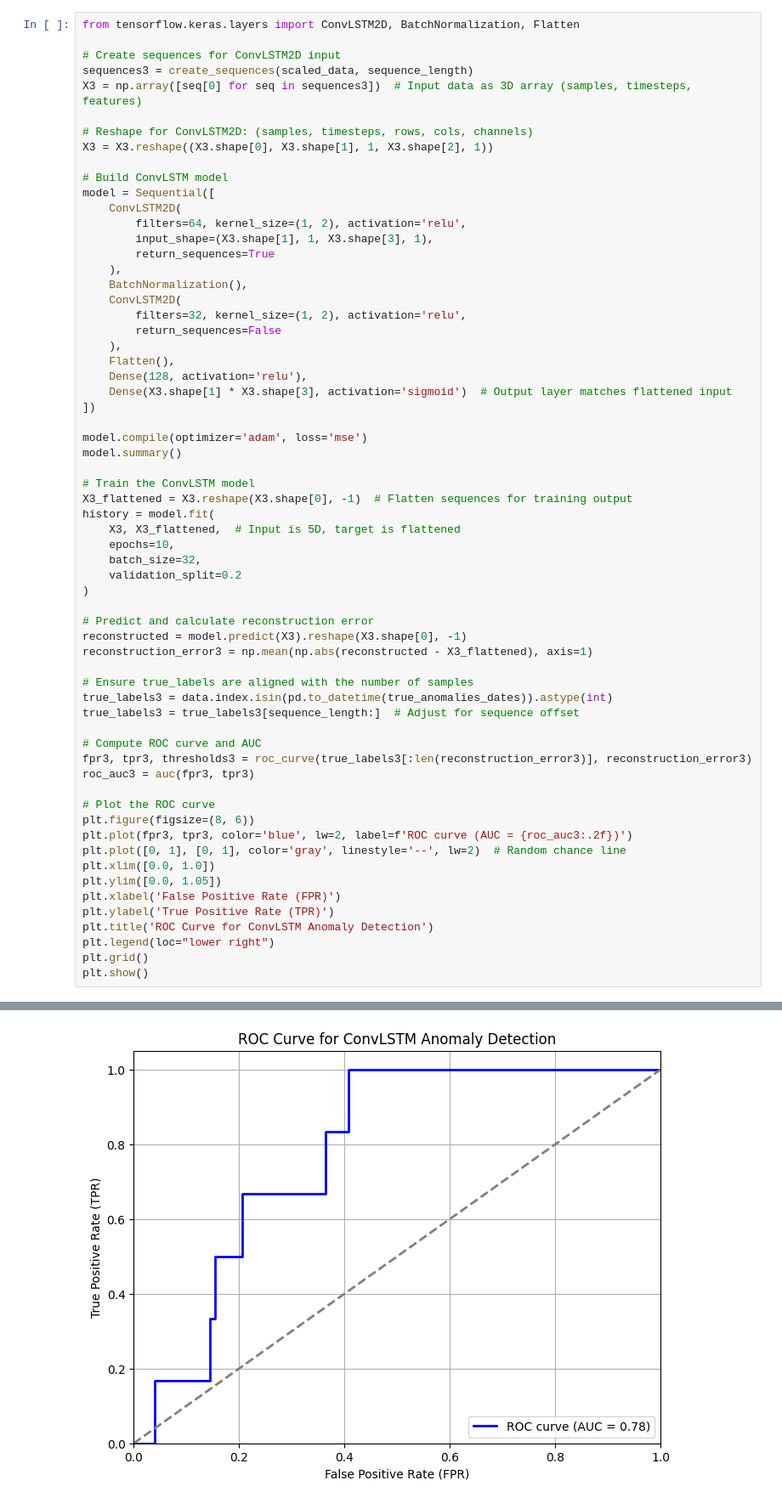
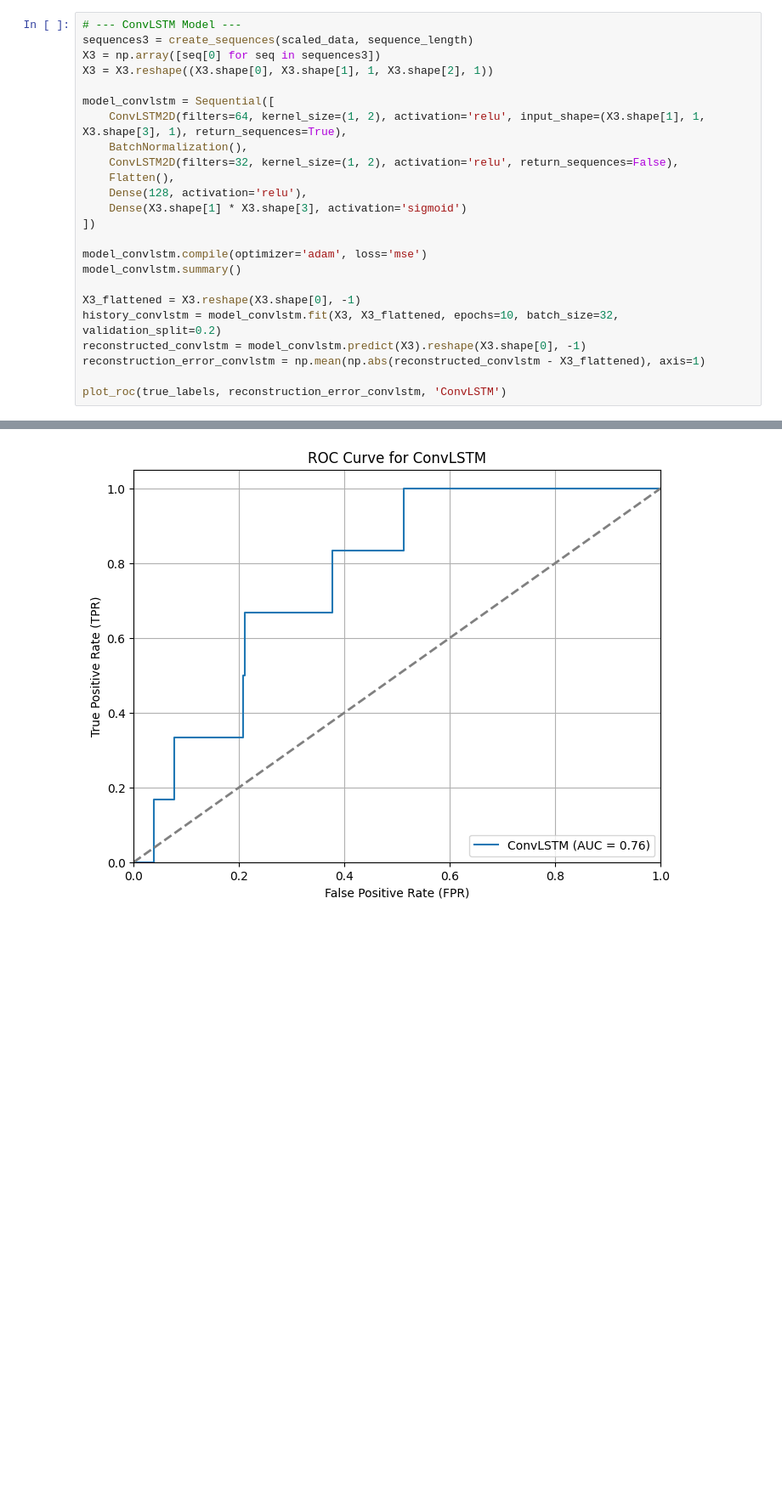
Before and after one commit to IKRAMJAAFAR/DeeL, a Jupyter notebook: models2.ipynb, the cells around one changed output, grey strips where cells are left out. Shown: that part at 85% size. Cells and saved outputs as stored; diff of their text form; blank space fills up the shorter version.

```diff
--- a/models2.ipynb
+++ b/models2.ipynb
@@ -195,64 +146,25 @@ Epoch 10/10
 # %%
-from tensorflow.keras.layers import ConvLSTM2D, BatchNormalization, Flatten
-
-# Create sequences for ConvLSTM2D input
+# --- ConvLSTM Model ---
 sequences3 = create_sequences(scaled_data, sequence_length)
-X3 = np.array([seq[0] for seq in sequences3])  # Input data as 3D array (samples, timesteps, features)
-
-# Reshape for ConvLSTM2D: (samples, timesteps, rows, cols, channels)
+X3 = np.array([seq[0] for seq in sequences3])
 X3 = X3.reshape((X3.shape[0], X3.shape[1], 1, X3.shape[2], 1))
 
-# Build ConvLSTM model
-model = Sequential([
-    ConvLSTM2D(
-        filters=64, kernel_size=(1, 2), activation='relu',
-        input_shape=(X3.shape[1], 1, X3.shape[3], 1),
-        return_sequences=True
-    ),
+model_convlstm = Sequential([
+    ConvLSTM2D(filters=64, kernel_size=(1, 2), activation='relu', input_shape=(X3.shape[1], 1, X3.shape[3], 1), return_sequences=True),
     BatchNormalization(),
-    ConvLSTM2D(
-        filters=32, kernel_size=(1, 2), activation='relu',
-        return_sequences=False
-    ),
+    ConvLSTM2D(filters=32, kernel_size=(1, 2), activation='relu', return_sequences=False),
     Flatten(),
     Dense(128, activation='relu'),
-    Dense(X3.shape[1] * X3.shape[3], activation='sigmoid')  # Output layer matches flattened input
+    Dense(X3.shape[1] * X3.shape[3], activation='sigmoid')
 ])
 
-model.compile(optimizer='adam', loss='mse')
-model.summary()
+model_convlstm.compile(optimizer='adam', loss='mse')
+model_convlstm.summary()
 
-# Train the ConvLSTM model
-X3_flattened = X3.reshape(X3.shape[0], -1)  # Flatten sequences for training output
-history = model.fit(
-    X3, X3_flattened,  # Input is 5D, target is flattened
-    epochs=10,
-    batch_size=32,
-    validation_split=0.2
-)
+X3_flattened = X3.reshape(X3.shape[0], -1)
+history_convlstm = model_convlstm.fit(X3, X3_flattened, epochs=10, batch_size=32, validation_split=0.2)
+reconstructed_convlstm = model_convlstm.predict(X3).reshape(X3.shape[0], -1)
+reconstruction_error_convlstm = np.mean(np.abs(reconstructed_convlstm - X3_flattened), axis=1)
 
-# Predict and calculate reconstruction error
-reconstructed = model.predict(X3).reshape(X3.shape[0], -1)
-reconstruction_error3 = np.mean(np.abs(reconstructed - X3_flattened), axis=1)
-
-# Ensure true_labels are aligned with the number of samples
-true_labels3 = data.index.isin(pd.to_datetime(true_anomalies_dates)).astype(int)
-true_labels3 = true_labels3[sequence_length:]  # Adjust for sequence offset
-
-# Compute ROC curve and AUC
-fpr3, tpr3, thresholds3 = roc_curve(true_labels3[:len(reconstruction_error3)], reconstruction_error3)
-roc_auc3 = auc(fpr3, tpr3)
-
-# Plot the ROC curve
-plt.figure(figsize=(8, 6))
-plt.plot(fpr3, tpr3, color='blue', lw=2, label=f'ROC curve (AUC = {roc_auc3:.2f})')
-plt.plot([0, 1], [0, 1], color='gray', linestyle='--', lw=2)  # Random chance line
-plt.xlim([0.0, 1.0])
-plt.ylim([0.0, 1.05])
-plt.xlabel('False Positive Rate (FPR)')
-plt.ylabel('True Positive Rate (TPR)')
-plt.title('ROC Curve for ConvLSTM Anomaly Detection')
-plt.legend(loc="lower right")
-plt.grid()
-plt.show()
+plot_roc(true_labels, reconstruction_error_convlstm, 'ConvLSTM')
 # %% [output]
@@ -276 +188 @@ Epoch 10/10
-[figure, old version]
+[figure, new version]
```
Also changed, not shown: parts of 9 cells of this notebook.
